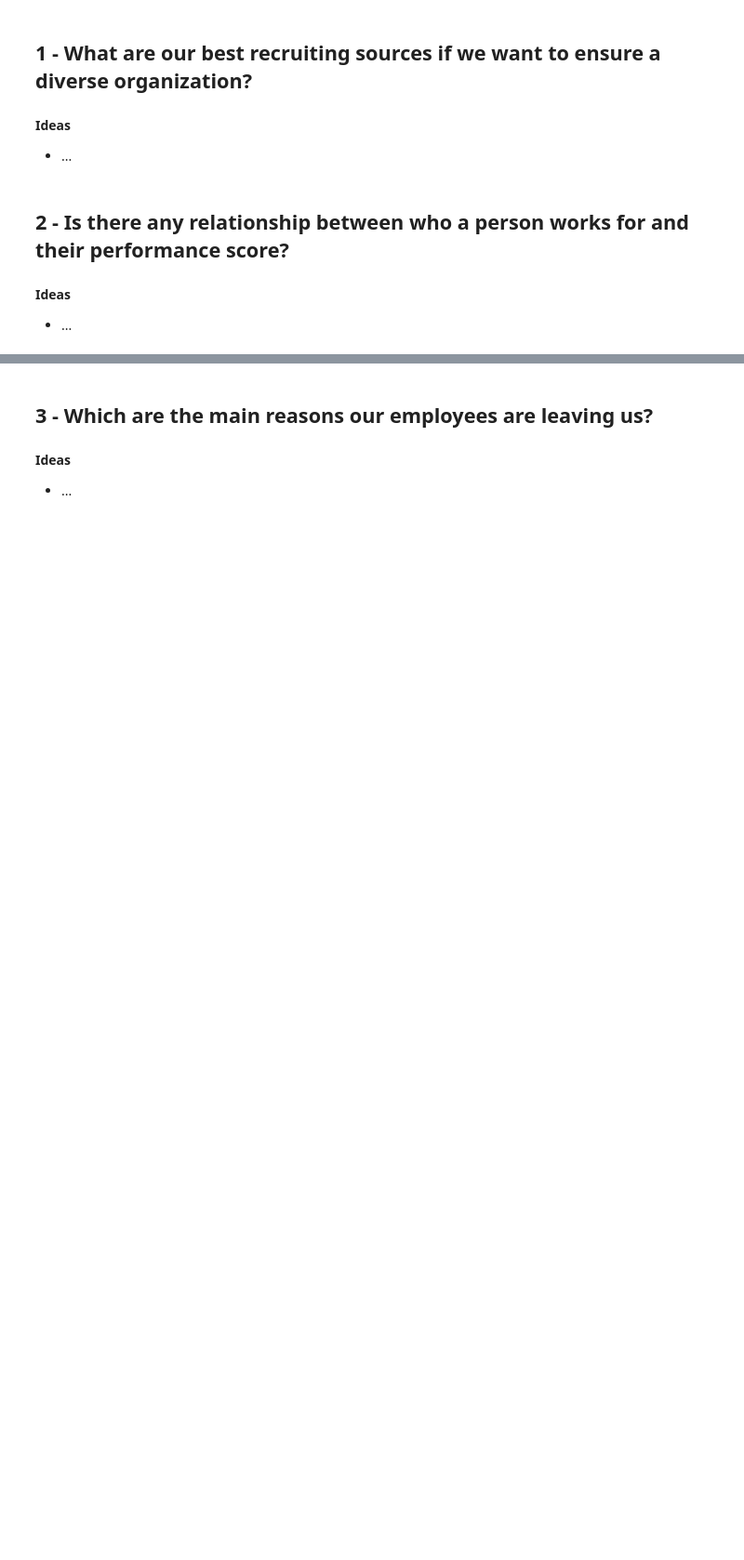
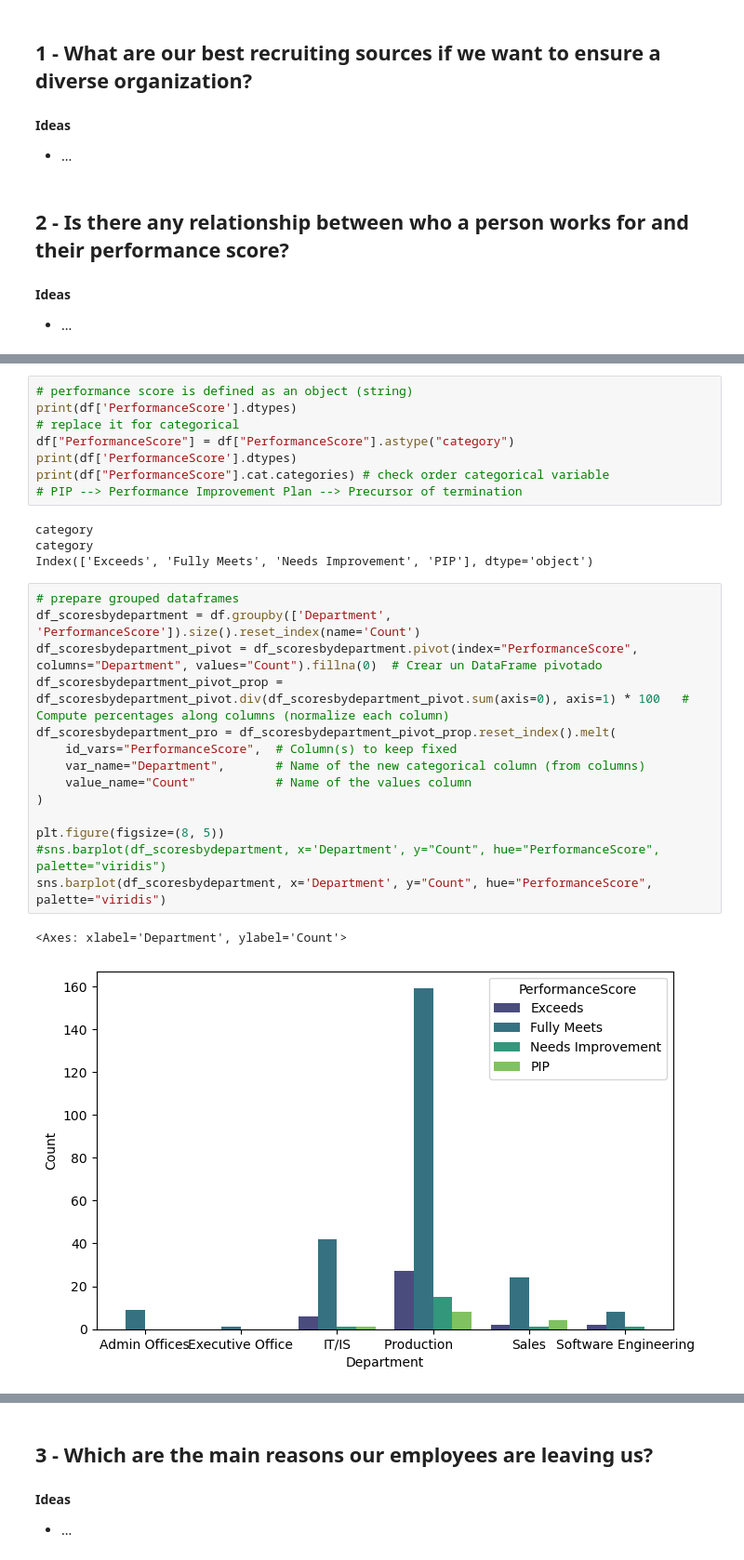
Before and after one commit to Mrivasesade/HR_Hackaton, a Jupyter notebook: HRAnalytics_Hackaton.ipynb, the cells around one changed output, grey strips where cells are left out. Shown at 93% size. Saved outputs shown, nothing was run; the diff lists cells and outputs as text; blank space fills up the shorter version.

```diff
--- a/HRAnalytics_Hackaton.ipynb
+++ b/HRAnalytics_Hackaton.ipynb
@@ -221,0 +236,29 @@ plt.show()
+# %%
+# performance score is defined as an object (string)
+print(df['PerformanceScore'].dtypes)
+# replace it for categorical
+df["PerformanceScore"] = df["PerformanceScore"].astype("category")
+print(df['PerformanceScore'].dtypes)
+print(df["PerformanceScore"].cat.categories) # check order categorical variable
+# PIP --> Performance Improvement Plan --> Precursor of termination
+# %% [output]
+category
+category
+Index(['Exceeds', 'Fully Meets', 'Needs Improvement', 'PIP'], dtype='object')
+# %%
+# prepare grouped dataframes
+df_scoresbydepartment = df.groupby(['Department', 'PerformanceScore']).size().reset_index(name='Count')
+df_scoresbydepartment_pivot = df_scoresbydepartment.pivot(index="PerformanceScore", columns="Department", values="Count").fillna(0)  # Crear un DataFrame pivotado
+df_scoresbydepartment_pivot_prop = df_scoresbydepartment_pivot.div(df_scoresbydepartment_pivot.sum(axis=0), axis=1) * 100   # Compute percentages along columns (normalize each column)
+df_scoresbydepartment_pro = df_scoresbydepartment_pivot_prop.reset_index().melt(
+    id_vars="PerformanceScore",  # Column(s) to keep fixed
+    var_name="Department",       # Name of the new categorical column (from columns)
+    value_name="Count"           # Name of the values column
+)
+
+plt.figure(figsize=(8, 5))
+#sns.barplot(df_scoresbydepartment, x='Department', y="Count", hue="PerformanceScore", palette="viridis")
+sns.barplot(df_scoresbydepartment, x='Department', y="Count", hue="PerformanceScore", palette="viridis")
+# %% [output]
+<Axes: xlabel='Department', ylabel='Count'>
+[figure, added]
```
Also changed, not shown: parts of 7 cells of this notebook, 1 other file.
